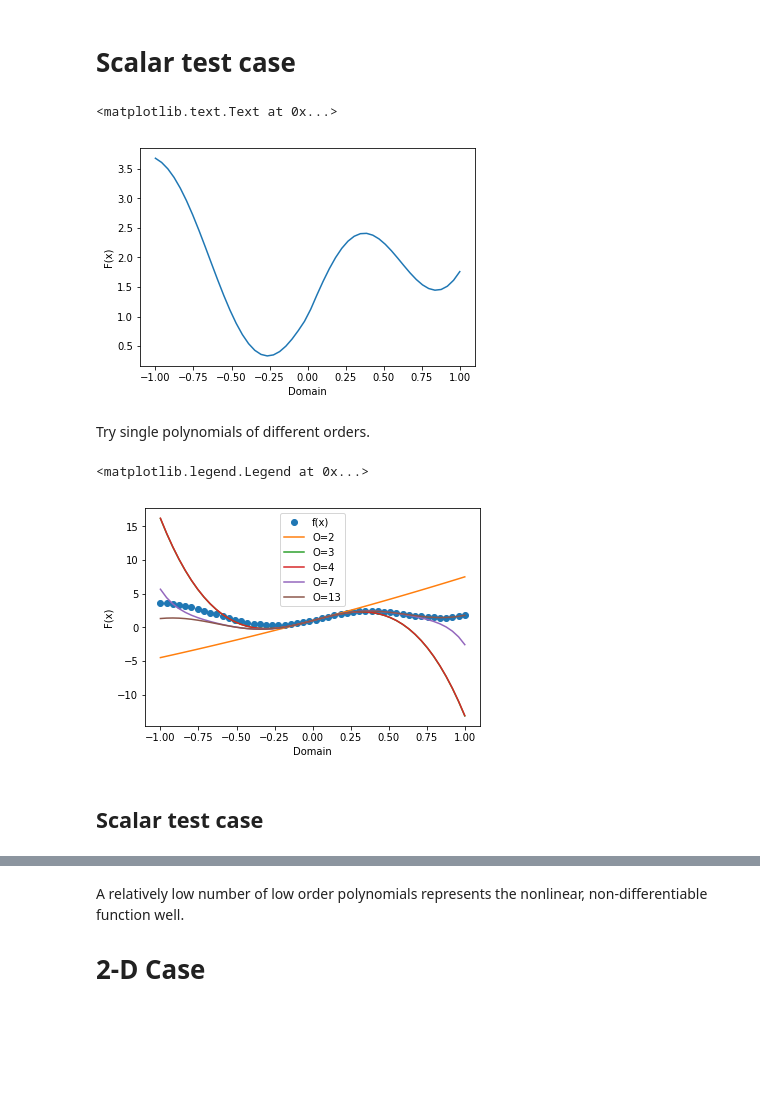
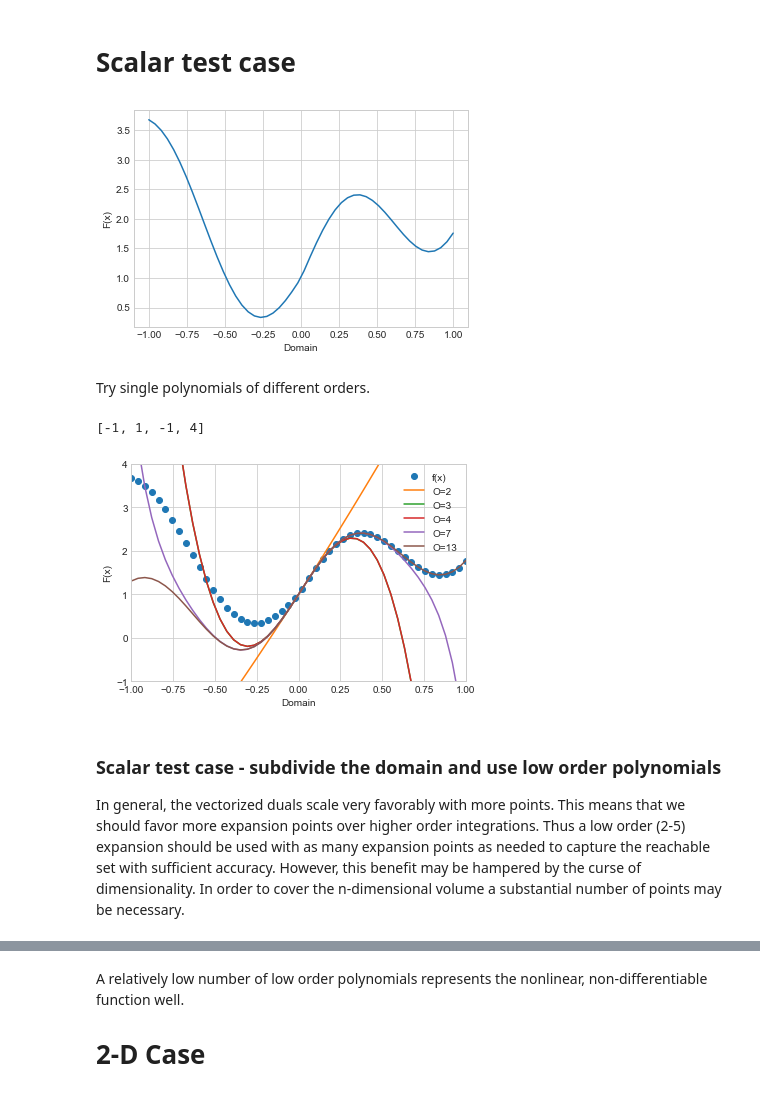
Before and after one commit to CDNoyes/EDL-Py, a Jupyter notebook: DAUQ.ipynb, the cells around one changed output, grey strips where cells are left out. Saved outputs shown, nothing was run; the diff lists cells and outputs as text; code cells hidden in the pictures; blank space fills up the shorter version.

```diff
--- a/DAUQ.ipynb
+++ b/DAUQ.ipynb
@@ -1,10 +1,17 @@
 # %%
 from pyaudi import gdual_double, gdual_vdouble
 import pyaudi as pa
+import numpy as np
+import chaospy as cp
+import matplotlib.pyplot as plt
+from mpl_toolkits.mplot3d import Axes3D
+import seaborn
+seaborn.set_style('whitegrid')
+
+from Utils.boxgrid import boxgrid
 import Utils.DA as da
-import numpy as np
-import matplotlib.pyplot as plt
-from Utils.boxgrid import boxgrid
+from Utils.RK4 import RK4
+# %matplotlib ipympl
 # %% [markdown]
 # Tool dev
 # %%
@@ -23,9 +30,17 @@ class Interval:
     def __str__(self):
         return "I[{}, {}]".format(*self.interval)
 
-    def __contains__(self, x):
+    def contains(self, x):
+        """ Vectorized method to check if an array of variables is in the interval"""
         x = np.asarray(x)
         return np.logical_and(x<=self.interval[1], x>=self.interval[0])
+
+    def __contains__(self, x):
+        """Allows use of 'value in Interval' syntax
+        but only works for scalar x. Use the contains method
+        for vectorized membership checking.
+        """
+        return x<=self.interval[1] and x>=self.interval[0]
 
 # class History:
 #     """ A collection of intervals """
@@ -44,8 +59,8 @@ def find_nearest(array, values):
     """ Finds the deltas at which to evaluate the DAs, and
     returns a collection of indices referring to which results to keep
     Inputs:
-    array - array of (scalar, for now) evaluation points
-    values - array of expansion points (midpoints of intervals)
+    array - array of evaluation points
+    values - array of expansion points [N_points, n_dims]
     """
     array = np.asarray(array)
     values = np.asarray(values)
@@ -101,26 +116,29 @@ plt.figure(1)
 plt.plot(x,y)
 plt.xlabel('Domain')
 plt.ylabel('F(x)')
+plt.show()
 # %% [output]
-<matplotlib.text.Text at 0x...>
-[figure, old version]
+[figure, new version]
 # %% [markdown]
 Try single polynomials of different orders.
 # %%
-plt.figure(1)
+I = Interval(*domain)
+plt.figure()
 plt.plot(x,y,'o',label='f(x)')
 plt.xlabel('Domain')
 plt.ylabel('F(x)')
 for order in [2,3,4,7,13]:
     xda = gdual_double(I.midpoint, 'x', order)
     yda = fun(xda)
 #     print(yda)
     ye = da.evaluate([yda], 'x', x)
     plt.plot(x,ye,label='O={}'.format(order))
 plt.legend()
+plt.axis([-1,1,-1,4])
 # %% [output]
-<matplotlib.legend.Legend at 0x...>
+[-1, 1, -1, 4]
-[figure, old version]
+[figure, new version]
-# %% [markdown]
-## Scalar test case
+# %% [markdown]
+### Scalar test case - subdivide the domain and use low order polynomials
+In general, the vectorized duals scale very favorably with more points. This means that we should favor more expansion points over higher order integrations. Thus a low order (2-5) expansion should be used with as many expansion points as needed to capture the reachable set with sufficient accuracy. However, this benefit may be hampered by the curse of dimensionality. In order to cover the n-dimensional volume a substantial number of points may be necessary.
 # %%
```
Also changed, not shown: parts of 12 cells of this notebook.
